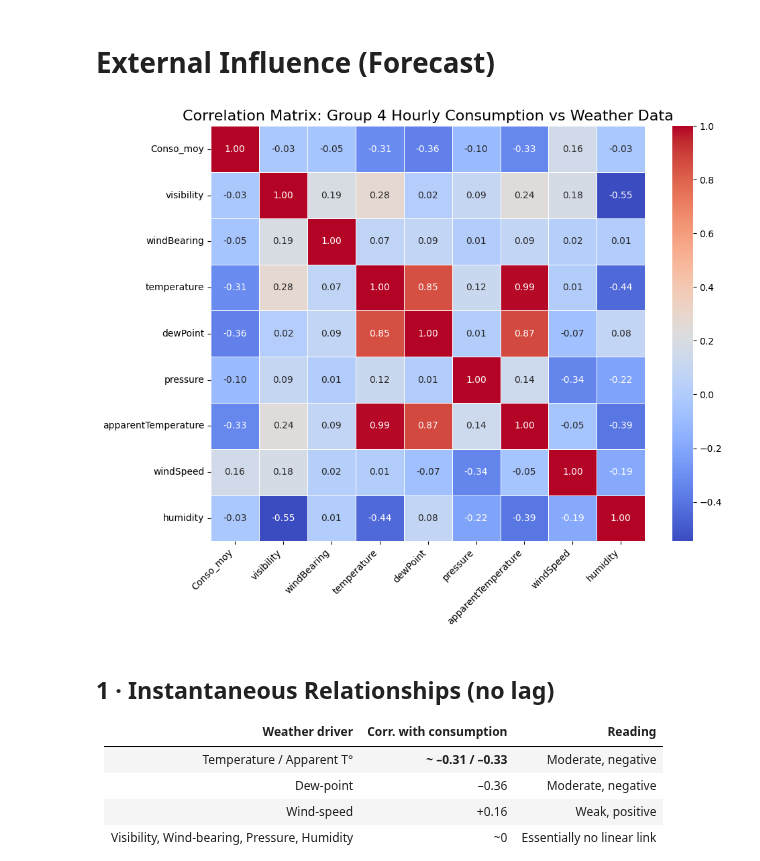
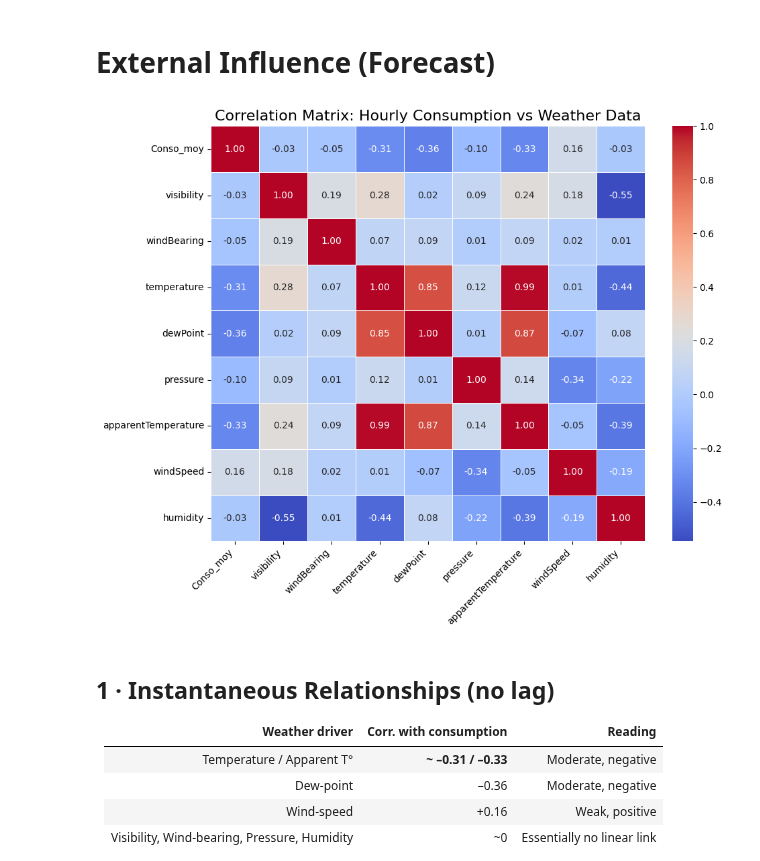
Before and after one commit to thiagonarcizo/Forecast-of-Electricity-Consumption, a Jupyter notebook: notebooks_general/01_data_exploration.ipynb, the cells around one changed output. Saved outputs shown, nothing was run; the diff lists cells and outputs as text; code cells hidden in the pictures.

```diff
--- a/notebooks_general/01_data_exploration.ipynb
+++ b/notebooks_general/01_data_exploration.ipynb
@@ -680,35 +680,35 @@ if weather_hourly.index.name == 'time' or 'time' in str(weather_hourly.index.nam
     weather_hourly = weather_hourly.reset_index()
 
 # Ensure datetime columns are properly formatted
 if 'time' in weather_hourly.columns and not pd.api.types.is_datetime64_any_dtype(weather_hourly['time']):
     weather_hourly['time'] = pd.to_datetime(weather_hourly['time'])
 elif 'DateTime' in weather_hourly.columns and not pd.api.types.is_datetime64_any_dtype(weather_hourly['DateTime']):
     weather_hourly['DateTime'] = pd.to_datetime(weather_hourly['DateTime'])
 
 # Resample group_4_half_hourly to hourly frequency
 group_4_hourly = group_4_half_hourly.set_index('DateTime').resample('h')['Conso_moy'].mean().reset_index()
 
 # Determine the correct timestamp column in weather_hourly for merging
 weather_time_col = 'time' if 'time' in weather_hourly.columns else 'DateTime'
 
 # Merge with weather_hourly data
 merged_data = pd.merge(group_4_hourly, weather_hourly, left_on='DateTime', right_on=weather_time_col, how='inner')
 
 # Select numerical columns for correlation
 columns_to_exclude = ['block_id', 'LCLid']
 relevant_numeric_cols = [col for col in merged_data.select_dtypes(include=np.number).columns if col not in columns_to_exclude]
 correlation_matrix = merged_data[relevant_numeric_cols].corr()
 
 # Display the correlation matrix using a heatmap
 plt.figure(figsize=(10, 8)) # Increased figure size for better readability
 sns.heatmap(correlation_matrix, annot=True, cmap='coolwarm', fmt=".2f", linewidths=.5)
-plt.title('Correlation Matrix: Group 4 Hourly Consumption vs Weather Data', fontsize=16)
+plt.title('Correlation Matrix: Hourly Consumption vs Weather Data', fontsize=16)
 plt.xticks(rotation=45, ha='right')
 plt.yticks(rotation=0)
 plt.tight_layout() # Adjust layout to prevent labels from overlapping
 plt.show()
 # %% [output]
-[figure, old version]
+[figure, new version]
 # %% [markdown]
 ## 1 · Instantaneous Relationships (no lag)
 
```
Also changed, not shown: parts of 1 cell of this notebook, 2 other files.
